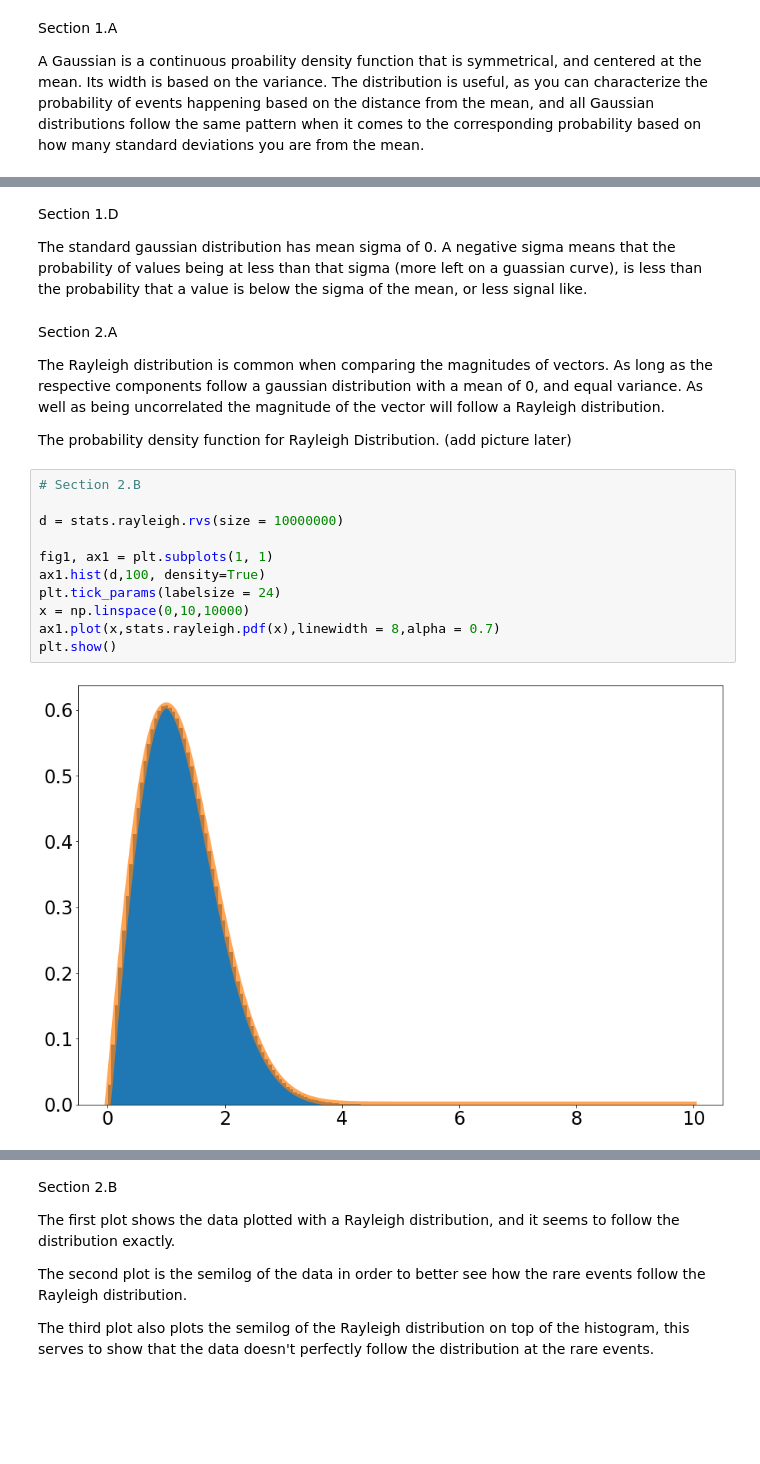
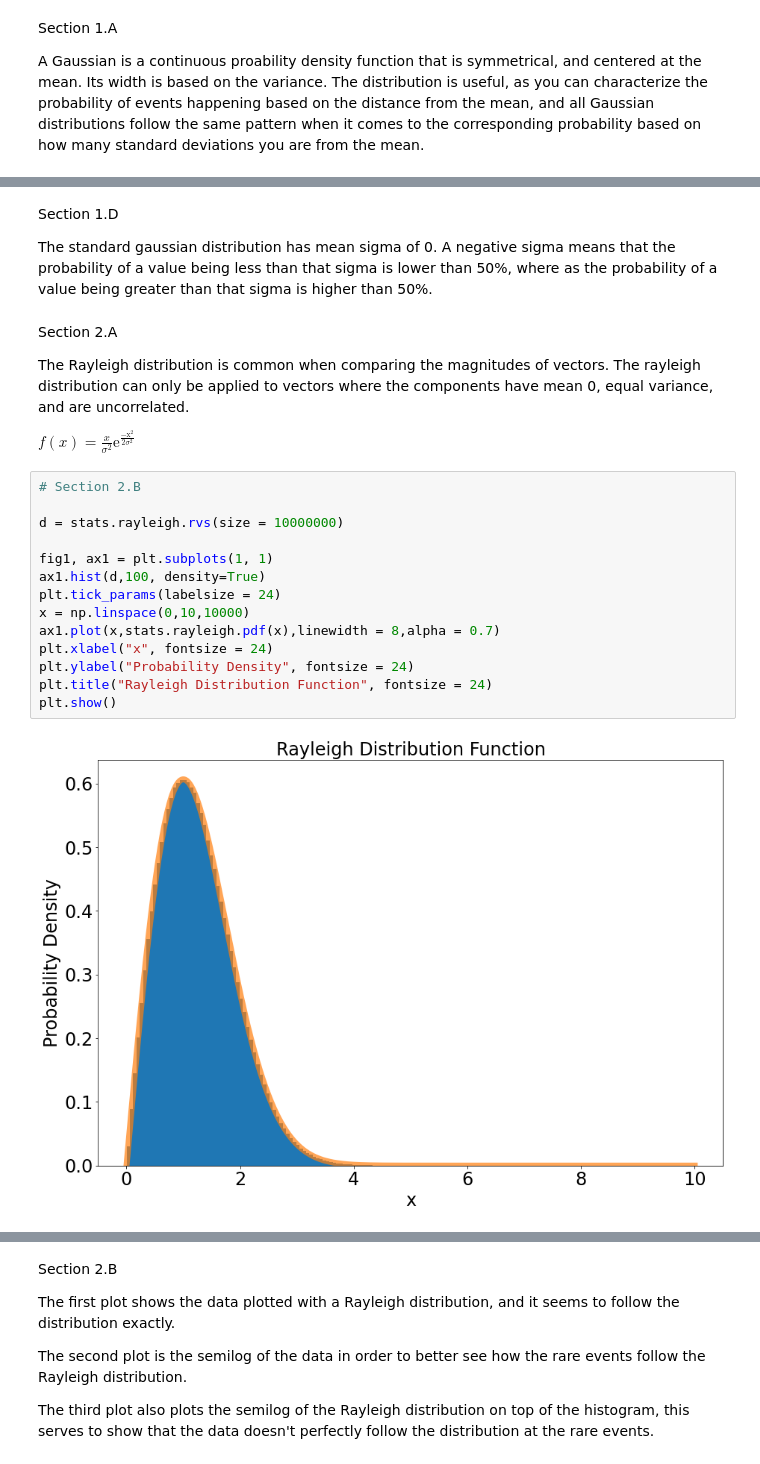
Before and after one commit to CameronPeloquin/PHYS_434, a Jupyter notebook: Lab1/Lab1.ipynb, the cells around one changed output, grey strips where cells are left out. Cells and saved outputs as stored; diff of their text form; blank space fills up the shorter version.

```diff
--- a/Lab1/Lab1.ipynb
+++ b/Lab1/Lab1.ipynb
@@ -110,27 +88,29 @@ Expected  Computed
 # %% [markdown]
 Section 1.D
 
-The standard gaussian distribution has mean sigma of 0. A negative sigma means that the probability of values being at less than that sigma (more left on a guassian curve), is less than the probability that a value is below the sigma of the mean, or less signal like.
+The standard gaussian distribution has mean sigma of 0. A negative sigma means that the probability of a value being less than that sigma is lower than 50%, where as the probability of a value being greater than that sigma is higher than 50%.
 # %% [markdown]
 Section 2.A
 
-The Rayleigh distribution is common when comparing the magnitudes of vectors. As long as the respective components follow a gaussian distribution with a mean of 0, and equal variance. As well as being uncorrelated the magnitude of the vector will follow a Rayleigh distribution.
+The Rayleigh distribution is common when comparing the magnitudes of vectors. The rayleigh distribution can only be applied to vectors where the components have mean 0, equal variance, and are uncorrelated.
 
-The probability density function for Rayleigh Distribution.
-(add picture later)
+$f(x)=\frac{x}{\sigma^2}\mathrm{e}^{\frac{\mathrm{-x^2}}{2\sigma^2}}$
 # %%
 # Section 2.B
 
 d = stats.rayleigh.rvs(size = 10000000)
 
 fig1, ax1 = plt.subplots(1, 1)
 ax1.hist(d,100, density=True)
 plt.tick_params(labelsize = 24)
 x = np.linspace(0,10,10000)
 ax1.plot(x,stats.rayleigh.pdf(x),linewidth = 8,alpha = 0.7)
+plt.xlabel("x", fontsize = 24)
+plt.ylabel("Probability Density", fontsize = 24)
+plt.title("Rayleigh Distribution Function", fontsize = 24)
 plt.show()
 # %% [output]
-[figure, old version]
+[figure, new version]
 # %%
 ax = plt.hist(d,50, density=True)
 plt.yscale('log')
```
Also changed, not shown: parts of 18 cells of this notebook.
